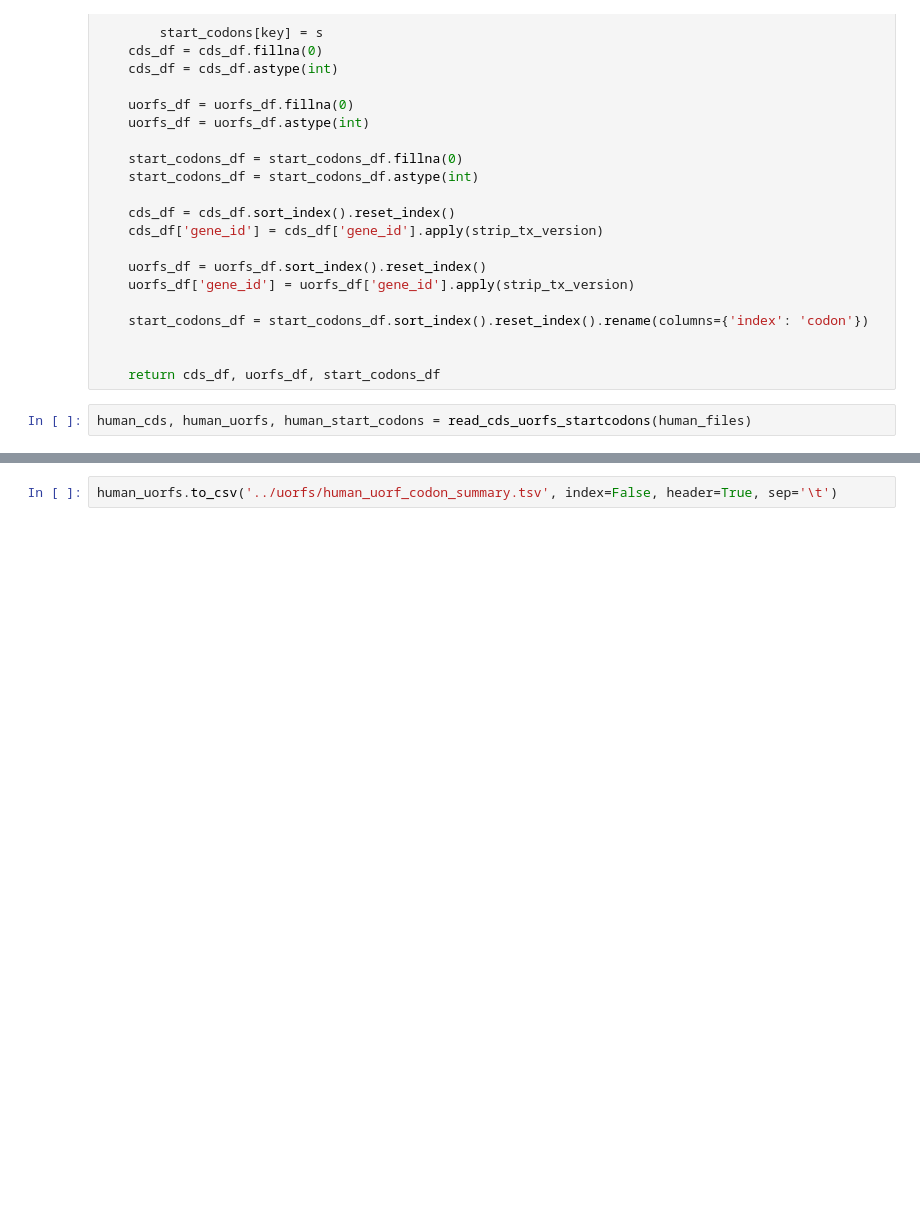
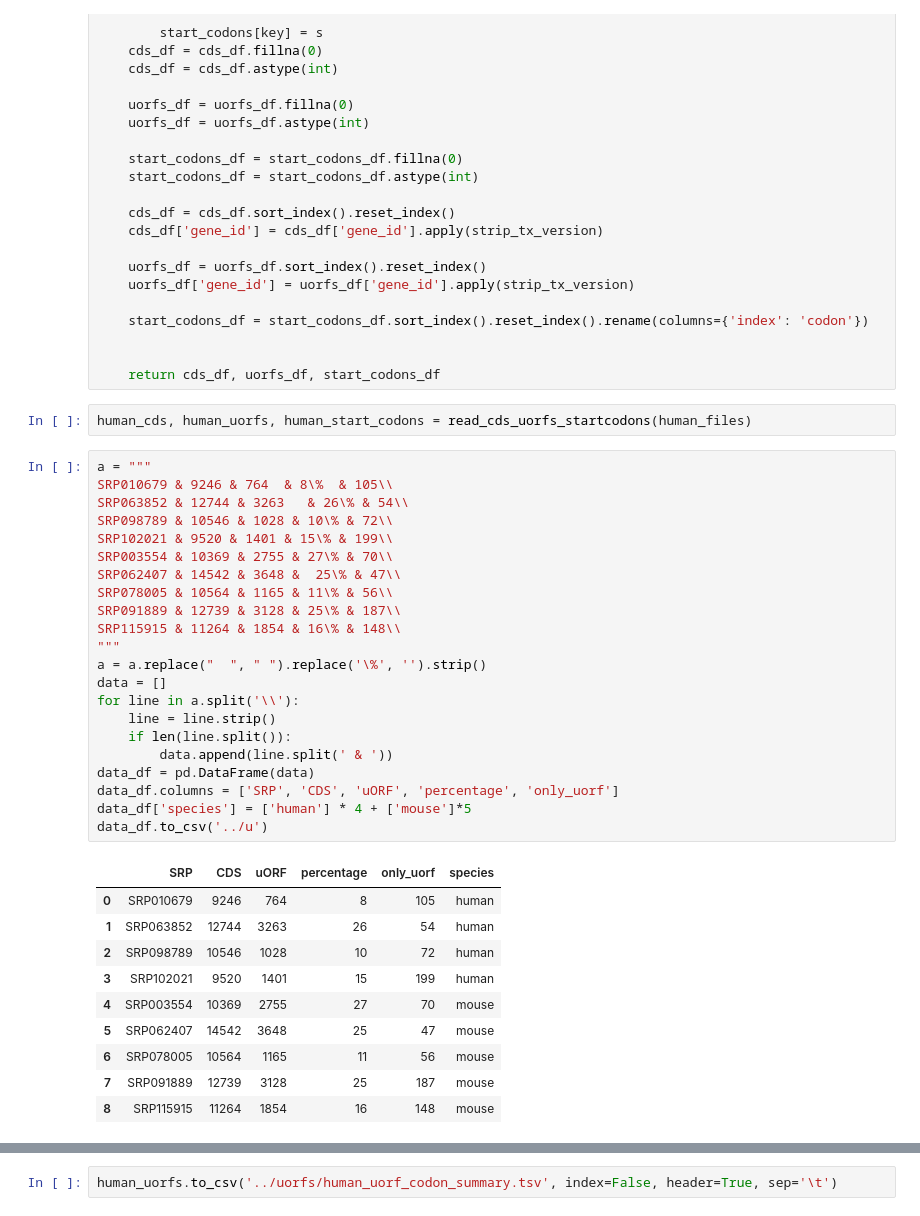
Before and after one commit to smithlabcode/ribotricer-results, a Jupyter notebook: real/uorfs/Stats-uorfs.ipynb, the cells around one changed output, grey strips where cells are left out. Drawn from its saved outputs; the diff is of its cells as text; blank space fills up the shorter version.

```diff
--- a/real/uorfs/Stats-uorfs.ipynb
+++ b/real/uorfs/Stats-uorfs.ipynb
@@ -79,3 +79,36 @@ def read_cds_uorfs_startcodons(filelist):
     return cds_df, uorfs_df, start_codons_df
 # %%
 human_cds, human_uorfs, human_start_codons = read_cds_uorfs_startcodons(human_files)
+# %%
+a = """
+SRP010679 & 9246 & 764  & 8\%  & 105\\
+SRP063852 & 12744 & 3263   & 26\% & 54\\
+SRP098789 & 10546 & 1028 & 10\% & 72\\
+SRP102021 & 9520 & 1401 & 15\% & 199\\
+SRP003554 & 10369 & 2755 & 27\% & 70\\
+SRP062407 & 14542 & 3648 &  25\% & 47\\
+SRP078005 & 10564 & 1165 & 11\% & 56\\
+SRP091889 & 12739 & 3128 & 25\% & 187\\
+SRP115915 & 11264 & 1854 & 16\% & 148\\
+"""
+a = a.replace("  ", " ").replace('\%', '').strip()
+data = []
+for line in a.split('\\'):
+    line = line.strip()
+    if len(line.split()):
+        data.append(line.split(' & '))
+data_df = pd.DataFrame(data)
+data_df.columns = ['SRP', 'CDS', 'uORF', 'percentage', 'only_uorf']
+data_df['species'] = ['human'] * 4 + ['mouse']*5
+data_df.to_csv('../u')
+# %% [output]
+|  | SRP | CDS | uORF | percentage | only_uorf | species |
+| 0 | SRP010679 | 9246 | 764 | 8 | 105 | human |
+| 1 | SRP063852 | 12744 | 3263 | 26 | 54 | human |
+| 2 | SRP098789 | 10546 | 1028 | 10 | 72 | human |
+| 3 | SRP102021 | 9520 | 1401 | 15 | 199 | human |
+| 4 | SRP003554 | 10369 | 2755 | 27 | 70 | mouse |
+| 5 | SRP062407 | 14542 | 3648 | 25 | 47 | mouse |
+| 6 | SRP078005 | 10564 | 1165 | 11 | 56 | mouse |
+| 7 | SRP091889 | 12739 | 3128 | 25 | 187 | mouse |
+| 8 | SRP115915 | 11264 | 1854 | 16 | 148 | mouse |
```
Also changed, not shown: parts of 5 cells of this notebook, 3 other files.
